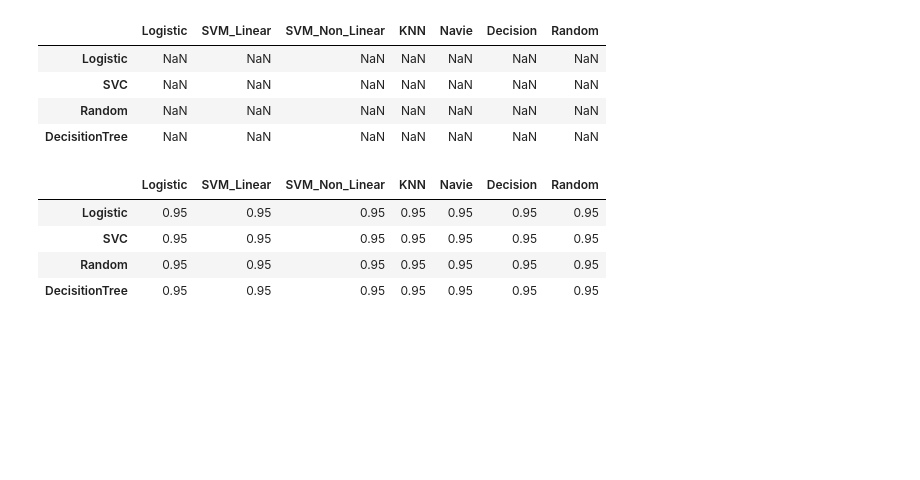
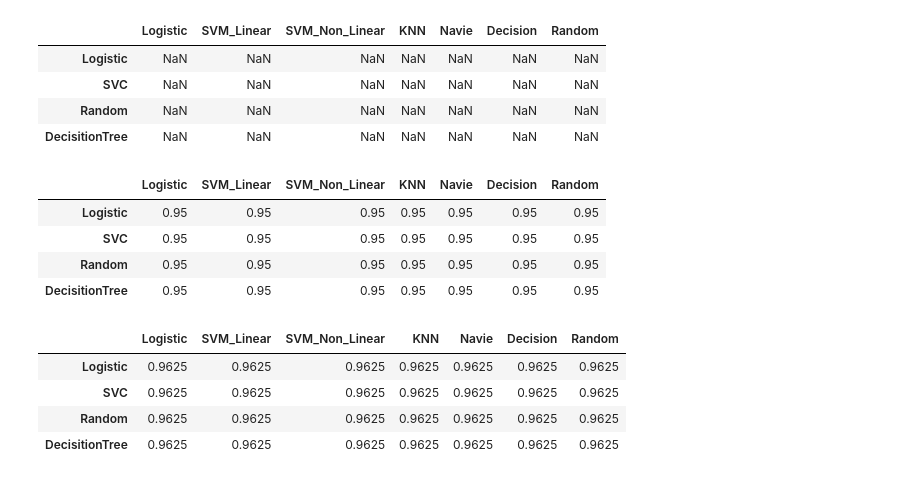
Before and after one commit to ThanigaivelGanapathi/ML_Feature_Selection, a Jupyter notebook: Recursive_Feature_Elimination/Recurrsive Feature Elimination/RFE_Feature_Selection.ipynb, the cells around one changed output. Drawn from its saved outputs; the diff is of its cells as text; code cells hidden in the pictures; blank space fills up the shorter version.

```diff
--- a/Recursive_Feature_Elimination/Recurrsive Feature Elimination/RFE_Feature_Selection.ipynb
+++ b/Recursive_Feature_Elimination/Recurrsive Feature Elimination/RFE_Feature_Selection.ipynb
@@ -90,7 +90,7 @@ dependent
 Name: classification_yes, Length: 399, dtype: int32
 # %%
 #Finding best Features Using RFE
-n = 3
+n = 5
 rfe_list = []
 lr = LogisticRegression(solver = 'lbfgs')
 rf = RandomForestClassifier(n_estimators = 10, criterion = 'entropy', random_state = 0)
@@ -172,7 +172,7 @@ for i in rfe_list:
     rf_acc=accuracy_score(y_test, y_pred )
     rf_report=classification_report(y_test, y_pred)
     rf_accuracy.append(rf_acc)
-    console.log(rf_acc)
+    print(rf_acc)
 
     #Decistion Tree
     dt_classifier = DecisionTreeClassifier(criterion = 'entropy', random_state = 0)
@@ -203,26 +203,4 @@ for i in rfe_list:
     nb_report=classification_report(y_test, y_pred)
     nb_accuracy.append(nb_accy)
     print(nb_accy)
-
-
-    # classifier,Accuracy,report,X_test,y_test,cm=logistic(X_train,y_train,X_test)
-    # acclog.append(Accuracy)
-
-    # classifier,Accuracy,report,X_test,y_test,cm=svm_linear(X_train,y_train,X_test)
-    # accsvml.append(Accuracy)
-
-    # classifier,Accuracy,report,X_test,y_test,cm=svm_NL(X_train,y_train,X_test)
-    # accsvmnl.append(Accuracy)
-
-    # classifier,Accuracy,report,X_test,y_test,cm=knn(X_train,y_train,X_test)
-    # accknn.append(Accuracy)
-
-    # classifier,Accuracy,report,X_test,y_test,cm=Navie(X_train,y_train,X_test)
-    # accnav.append(Accuracy)
-
-    # classifier,Accuracy,report,X_test,y_test,cm=Decision(X_train,y_train,X_test)
-    # accdes.append(Accuracy)
-
-    # classifier,Accuracy,report,X_test,y_test,cm=random(X_train,y_train,X_test)
-    # accrf.append(Accuracy)
 # %% [output]
@@ -258,3 +250,12 @@ rfe_data
 | SVC | 0.95 | 0.95 | 0.95 | 0.95 | 0.95 | 0.95 | 0.95 |
 | Random | 0.95 | 0.95 | 0.95 | 0.95 | 0.95 | 0.95 | 0.95 |
 | DecisitionTree | 0.95 | 0.95 | 0.95 | 0.95 | 0.95 | 0.95 | 0.95 |
+# %%
+#k = 4
+rfe_data
+# %% [output]
+|  | Logistic | SVM_Linear | SVM_Non_Linear | KNN | Navie | Decision | Random |
+| Logistic | 0.9625 | 0.9625 | 0.9625 | 0.9625 | 0.9625 | 0.9625 | 0.9625 |
+| SVC | 0.9625 | 0.9625 | 0.9625 | 0.9625 | 0.9625 | 0.9625 | 0.9625 |
+| Random | 0.9625 | 0.9625 | 0.9625 | 0.9625 | 0.9625 | 0.9625 | 0.9625 |
+| DecisitionTree | 0.9625 | 0.9625 | 0.9625 | 0.9625 | 0.9625 | 0.9625 | 0.9625 |
```
Also changed, not shown: parts of 4 cells of this notebook.
